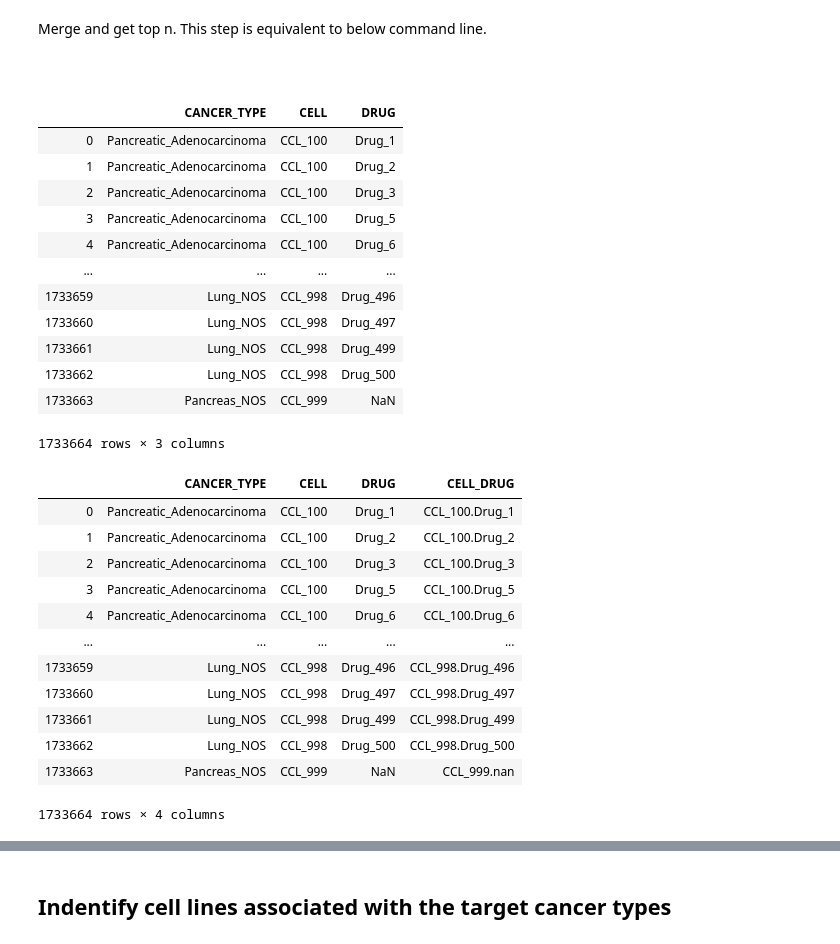
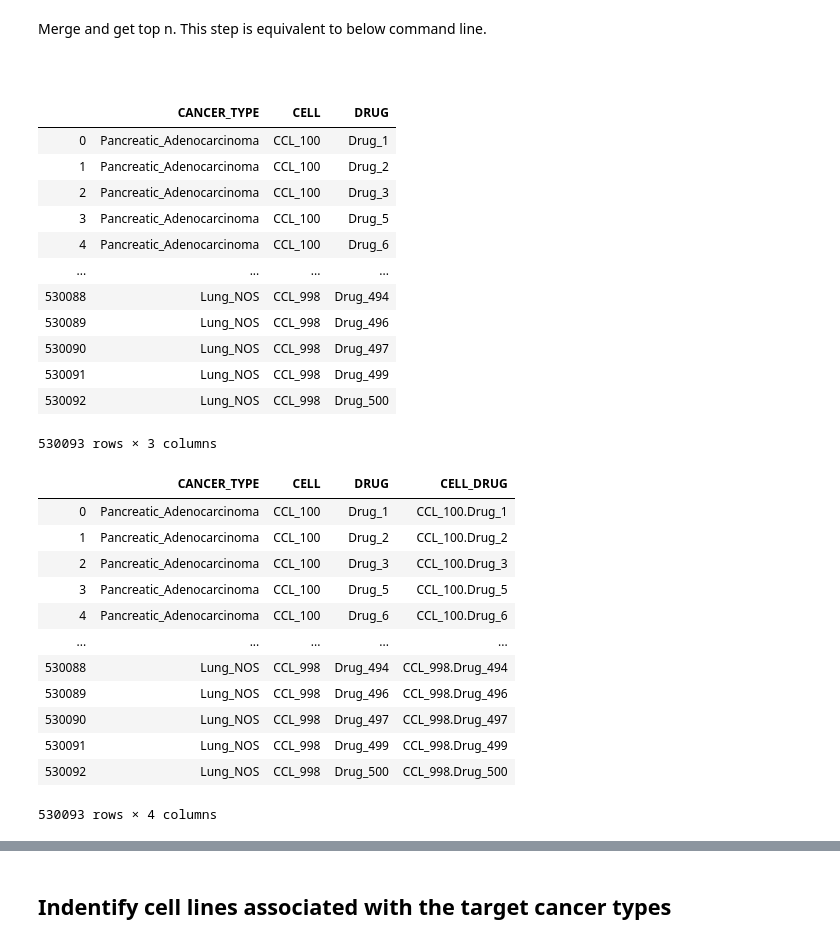
Before and after one commit to ECP-CANDLE/topN_generator, a Jupyter notebook: build_master.ipynb, the cells around one changed output, grey strips where cells are left out. Drawn from its saved outputs; the diff is of its cells as text; code cells hidden in the pictures.

Commit message:
fix bug counting samples per cancer type

````diff
--- a/build_master.ipynb
+++ b/build_master.ipynb
@@ -73,6 +73,7 @@ df_cl_cancer_map
 # %%
 df_cl_cancer_map.drop(labels=['CELL'], axis=1, inplace=True)
 df_cl_cancer_map.rename(columns={'CELL_ID':'CELL'}, inplace=True)
+df_cl_cancer_map = df_cl_cancer_map.drop_duplicates().reset_index(drop=True)
 df_cl_cancer_map
 # %% [output]
 |  | CANCER_TYPE | CELL |
@@ -110,22 +111,22 @@ Merge and get top n. This step is equivalent to below command line.
 ```Intersection.pl $df_dir/cell_lines/combined_cancer_types 1 uniq_cl_drugs 1 -i | cut -f 2 | sort | uniq -c | sort -nr | perl -pe 's/^ *//' | perl -pe 's/ /\t/' > top_cancer_types
 ```
 # %%
-df_cl_cancer_drug = df_cl_cancer_map.merge(df_uniq_cl_drugs, on='CELL', how='left', sort='true')
+df_cl_cancer_drug = df_cl_cancer_map.merge(df_uniq_cl_drugs, on='CELL', how='right', sort='true')
 df_cl_cancer_drug
 # %% [output]
 |  | CANCER_TYPE | CELL | DRUG |
 | 0 | Pancreatic_Adenocarcinoma | CCL_100 | Drug_1 |
 | 1 | Pancreatic_Adenocarcinoma | CCL_100 | Drug_2 |
 | 2 | Pancreatic_Adenocarcinoma | CCL_100 | Drug_3 |
 | 3 | Pancreatic_Adenocarcinoma | CCL_100 | Drug_5 |
 | 4 | Pancreatic_Adenocarcinoma | CCL_100 | Drug_6 |
 | ... | ... | ... | ... |
-| 1733659 | Lung_NOS | CCL_998 | Drug_496 |
-| 1733660 | Lung_NOS | CCL_998 | Drug_497 |
-| 1733661 | Lung_NOS | CCL_998 | Drug_499 |
-| 1733662 | Lung_NOS | CCL_998 | Drug_500 |
-| 1733663 | Pancreas_NOS | CCL_999 | NaN |
+| 530088 | Lung_NOS | CCL_998 | Drug_494 |
+| 530089 | Lung_NOS | CCL_998 | Drug_496 |
+| 530090 | Lung_NOS | CCL_998 | Drug_497 |
+| 530091 | Lung_NOS | CCL_998 | Drug_499 |
+| 530092 | Lung_NOS | CCL_998 | Drug_500 |
-1733664 rows × 3 columns
+530093 rows × 3 columns
 # %%
 df_cl_cancer_drug['CELL_DRUG'] = df_cl_cancer_drug.CELL.astype(str) + '.' + df_cl_cancer_drug.DRUG.astype(str)
 df_cl_cancer_drug
@@ -137,12 +138,12 @@ df_cl_cancer_drug
 | 3 | Pancreatic_Adenocarcinoma | CCL_100 | Drug_5 | CCL_100.Drug_5 |
 | 4 | Pancreatic_Adenocarcinoma | CCL_100 | Drug_6 | CCL_100.Drug_6 |
 | ... | ... | ... | ... | ... |
-| 1733659 | Lung_NOS | CCL_998 | Drug_496 | CCL_998.Drug_496 |
-| 1733660 | Lung_NOS | CCL_998 | Drug_497 | CCL_998.Drug_497 |
-| 1733661 | Lung_NOS | CCL_998 | Drug_499 | CCL_998.Drug_499 |
-| 1733662 | Lung_NOS | CCL_998 | Drug_500 | CCL_998.Drug_500 |
-| 1733663 | Pancreas_NOS | CCL_999 | NaN | CCL_999.nan |
+| 530088 | Lung_NOS | CCL_998 | Drug_494 | CCL_998.Drug_494 |
+| 530089 | Lung_NOS | CCL_998 | Drug_496 | CCL_998.Drug_496 |
+| 530090 | Lung_NOS | CCL_998 | Drug_497 | CCL_998.Drug_497 |
+| 530091 | Lung_NOS | CCL_998 | Drug_499 | CCL_998.Drug_499 |
+| 530092 | Lung_NOS | CCL_998 | Drug_500 | CCL_998.Drug_500 |
-1733664 rows × 4 columns
+530093 rows × 4 columns
 # %%
 top_n = df_cl_cancer_drug.groupby(['CANCER_TYPE']).count().sort_values('CELL_DRUG', ascending=False).head(21)
 top_n
````
Also changed, not shown: parts of 15 cells of this notebook.
